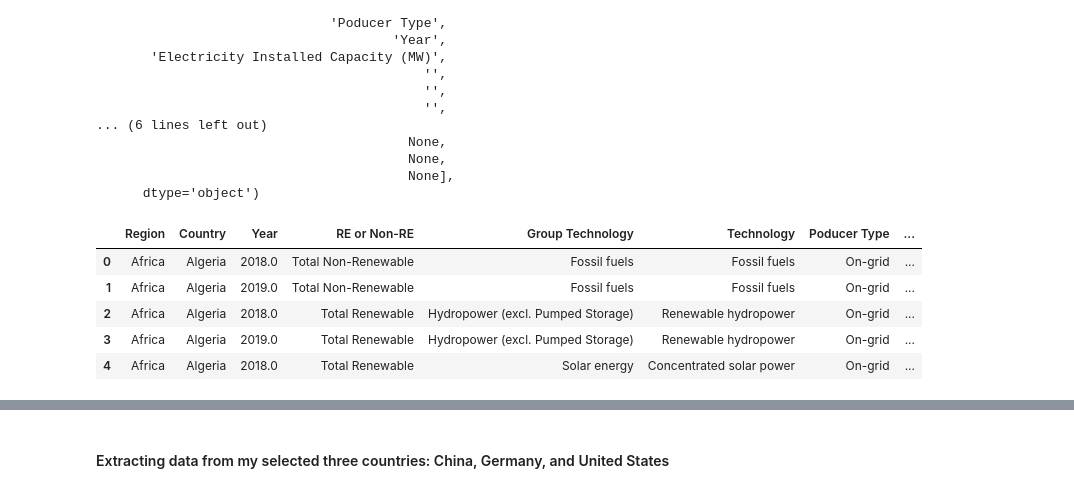
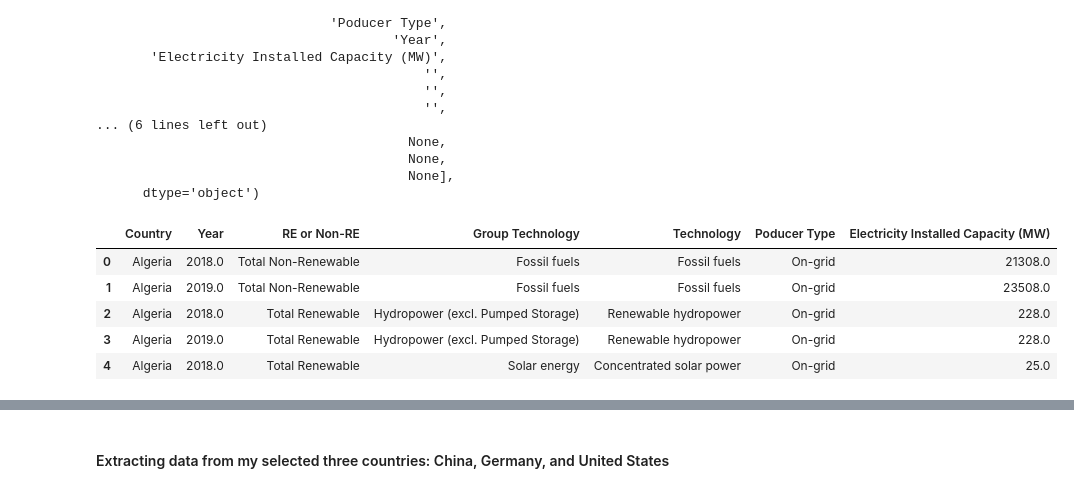
Before and after one commit to yuyhong23/ETL_Project, a Jupyter notebook: ETL_PROJECT.ipynb, the cells around one changed output, grey strips where cells are left out. Cells and saved outputs as stored; diff of their text form; code cells hidden in the pictures.

```diff
--- a/ETL_PROJECT.ipynb
+++ b/ETL_PROJECT.ipynb
@@ -72,16 +72,16 @@ Index([                             'Region',
       dtype='object')
 # %%
 # Extract wanted columns
-eic_cols = ['Region','Country','Year','RE or Non-RE','Group Technology','Technology','Poducer Type','Electricity Installed Capacity (MW)']
+eic_cols = ['Country','Year','RE or Non-RE','Group Technology','Technology','Poducer Type','Electricity Installed Capacity (MW)']
 eic_countries = irena_eic_df[eic_cols].copy()
 eic_countries.head()
 # %% [output]
-|  | Region | Country | Year | RE or Non-RE | Group Technology | Technology | Poducer Type | ... |
-| 0 | Africa | Algeria | 2018.0 | Total Non-Renewable | Fossil fuels | Fossil fuels | On-grid | ... |
-| 1 | Africa | Algeria | 2019.0 | Total Non-Renewable | Fossil fuels | Fossil fuels | On-grid | ... |
-| 2 | Africa | Algeria | 2018.0 | Total Renewable | Hydropower (excl. Pumped Storage) | Renewable hydropower | On-grid | ... |
-| 3 | Africa | Algeria | 2019.0 | Total Renewable | Hydropower (excl. Pumped Storage) | Renewable hydropower | On-grid | ... |
-| 4 | Africa | Algeria | 2018.0 | Total Renewable | Solar energy | Concentrated solar power | On-grid | ... |
+|  | Country | Year | RE or Non-RE | Group Technology | Technology | Poducer Type | Electricity Installed Capacity (MW) |
+| 0 | Algeria | 2018.0 | Total Non-Renewable | Fossil fuels | Fossil fuels | On-grid | 21308.0 |
+| 1 | Algeria | 2019.0 | Total Non-Renewable | Fossil fuels | Fossil fuels | On-grid | 23508.0 |
+| 2 | Algeria | 2018.0 | Total Renewable | Hydropower (excl. Pumped Storage) | Renewable hydropower | On-grid | 228.0 |
+| 3 | Algeria | 2019.0 | Total Renewable | Hydropower (excl. Pumped Storage) | Renewable hydropower | On-grid | 228.0 |
+| 4 | Algeria | 2018.0 | Total Renewable | Solar energy | Concentrated solar power | On-grid | 25.0 |
 # %%
 # Drop rows with empty values
 eic_countries.dropna()
```
Also changed, not shown: parts of 12 cells of this notebook, 1 other file.
